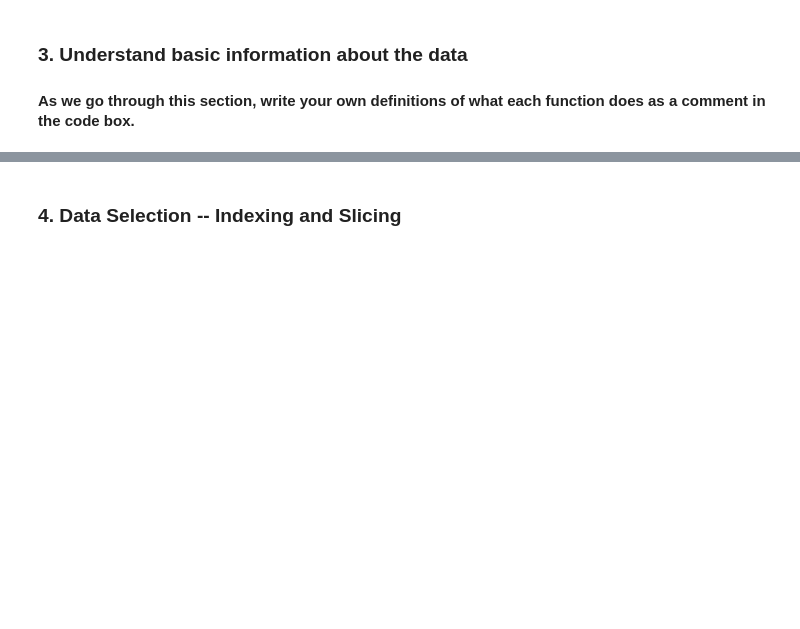
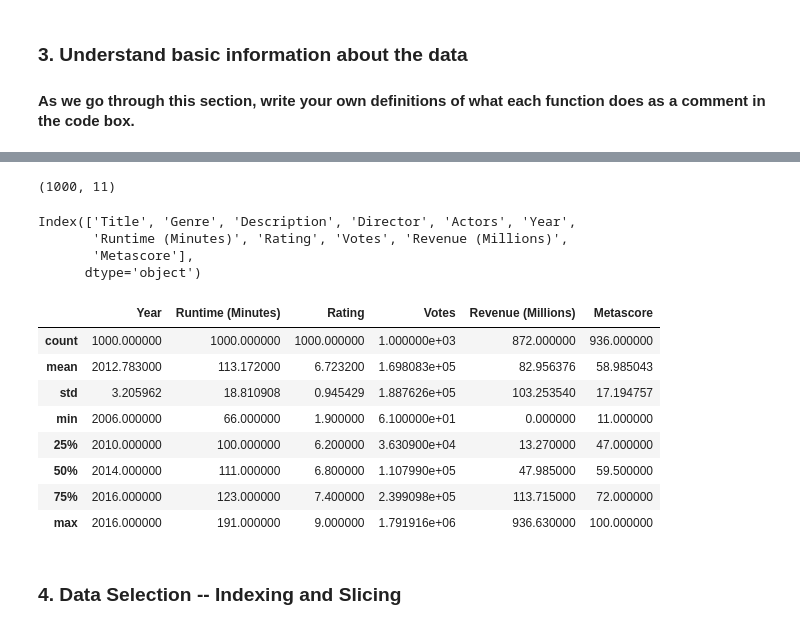
Before and after one commit to bradleytkay/data-analysis-projects, a Jupyter notebook: eda-with-pandas/studio/IMDB-Studio/IMDB-Studio.ipynb, the cells around one changed output, grey strips where cells are left out. Drawn from its saved outputs; the diff is of its cells as text; code cells hidden in the pictures; blank space fills up the shorter version.

```diff
--- a/eda-with-pandas/studio/IMDB-Studio/IMDB-Studio.ipynb
+++ b/eda-with-pandas/studio/IMDB-Studio/IMDB-Studio.ipynb
@@ -40,15 +107,49 @@ import pandas as pd
 # %%
 # shape:
 
+data_indexed.shape
+
+# Gives you a tuple telling you how many rows and columns are in the dataframe?
+# Why doesn't shape use () at the end of it like other methods?
+
+# Returns a tuple representing the dimensions of your data structure
 
 # what information does shape provide?  what is the order?
+
+# number of rows, number of columns, in that order
+# %% [output]
+(1000, 11)
 # %%
 # columns:
 
+data_indexed.columns
+
+# Creates a list of the column names in a dataframe.
+
+# Accesses the column labels of a DataFrame as a list.
 
 # what information does columns provide?
+# %% [output]
+Index(['Title', 'Genre', 'Description', 'Director', 'Actors', 'Year',
+       'Runtime (Minutes)', 'Rating', 'Votes', 'Revenue (Millions)',
+       'Metascore'],
+      dtype='object')
 # %%
 # The describe() function:
+
+data_indexed.describe()
+
+# Gives descriptive and summarative statistics on the dataframe.
+# %% [output]
+|  | Year | Runtime (Minutes) | Rating | Votes | Revenue (Millions) | Metascore |
+| count | 1000.000000 | 1000.000000 | 1000.000000 | 1.000000e+03 | 872.000000 | 936.000000 |
+| mean | 2012.783000 | 113.172000 | 6.723200 | 1.698083e+05 | 82.956376 | 58.985043 |
+| std | 3.205962 | 18.810908 | 0.945429 | 1.887626e+05 | 103.253540 | 17.194757 |
+| min | 2006.000000 | 66.000000 | 1.900000 | 6.100000e+01 | 0.000000 | 11.000000 |
+| 25% | 2010.000000 | 100.000000 | 6.200000 | 3.630900e+04 | 13.270000 | 47.000000 |
+| 50% | 2014.000000 | 111.000000 | 6.800000 | 1.107990e+05 | 47.985000 | 59.500000 |
+| 75% | 2016.000000 | 123.000000 | 7.400000 | 2.399098e+05 | 113.715000 | 72.000000 |
+| max | 2016.000000 | 191.000000 | 9.000000 | 1.791916e+06 | 936.630000 | 100.000000 |
 # %% [markdown]
 ### 4. Data Selection -- Indexing and Slicing
 # %%
```
Also changed, not shown: parts of 11 cells of this notebook.
